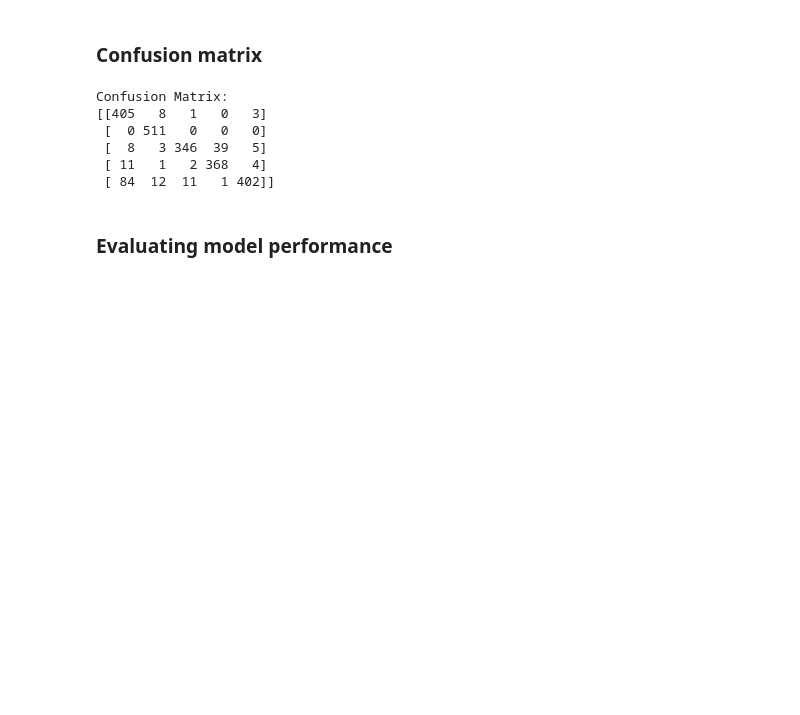
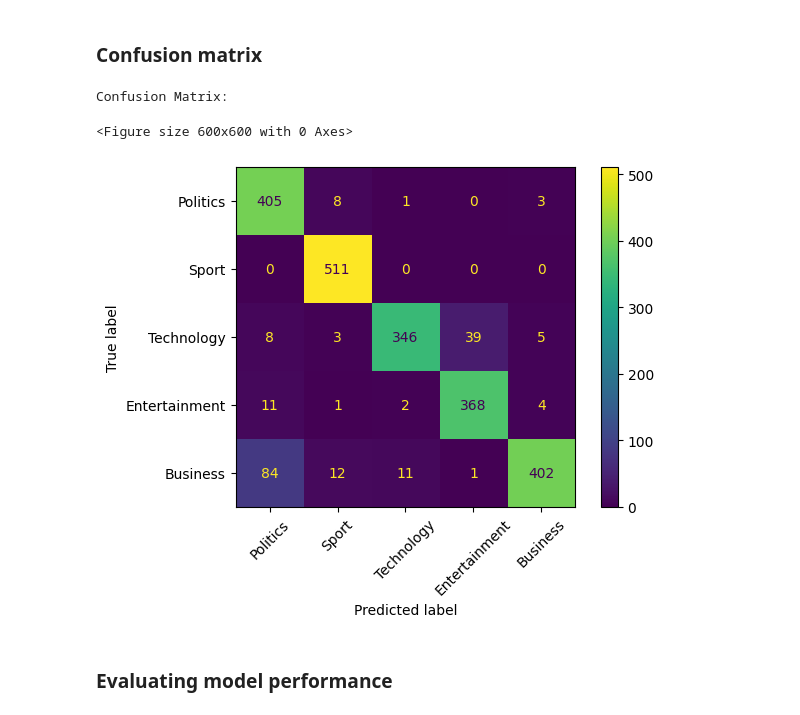
Before and after one commit to PacktPublishing/Building-Natural-Language-Pipelines, a Jupyter notebook: ch8/text-classification/text-classification.ipynb, the cells around one changed output. Drawn from its saved outputs; the diff is of its cells as text; code cells hidden in the pictures; blank space fills up the shorter version.

```diff
--- a/ch8/text-classification/text-classification.ipynb
+++ b/ch8/text-classification/text-classification.ipynb
@@ -22,7 +22,7 @@ Where:
 * Business = 4
 # %%
 import pandas as pd
-df = pd.read_csv('df_file.csv')
+df = pd.read_csv('classification_model_used_df_file.csv')
 # %%
 from haystack.components.routers import TransformersZeroShotTextRouter
 
@@ -77,31 +74,36 @@ Accuracy: 91.33%
 # %% [markdown]
 ### Confusion matrix
 # %%
-from sklearn.metrics import confusion_matrix
-
+from sklearn.metrics import confusion_matrix, ConfusionMatrixDisplay
+import matplotlib.pyplot as plt
 # Convert category labels and Output Branch to numerical values for confusion matrix
 # Assuming you already have a mapping for labels
 label_map = {
     "Politics": 0,
     "Sport": 1,
     "Technology": 2,
     "Entertainment": 3,
     "Business": 4
 }
 
+inverse_map = {v: k for k, v in label_map.items()}
+
 df['category_numeric'] = df['category_label'].map(label_map)
 df['output_numeric'] = df['Output Branch'].map(label_map)
 
 cm = confusion_matrix(df['category_numeric'], df['output_numeric'])
 print("Confusion Matrix:")
-print(cm)
+disp = ConfusionMatrixDisplay(confusion_matrix=cm,
+                              display_labels=inverse_map.values())
+plt.figure(figsize=(6, 6))
+disp.plot()
+plt.xticks(rotation=45)
+plt.tight_layout()
+plt.savefig('confusion_matrix.png')
 # %% [output]
 Confusion Matrix:
-[[405   8   1   0   3]
- [  0 511   0   0   0]
- [  8   3 346  39   5]
- [ 11   1   2 368   4]
- [ 84  12  11   1 402]]
+<Figure size 600x600 with 0 Axes>
+[figure, added]
 # %% [markdown]
 ### Evaluating model performance
 # %%
```
Also changed, not shown: parts of 1 cell of this notebook, 3 other files.
